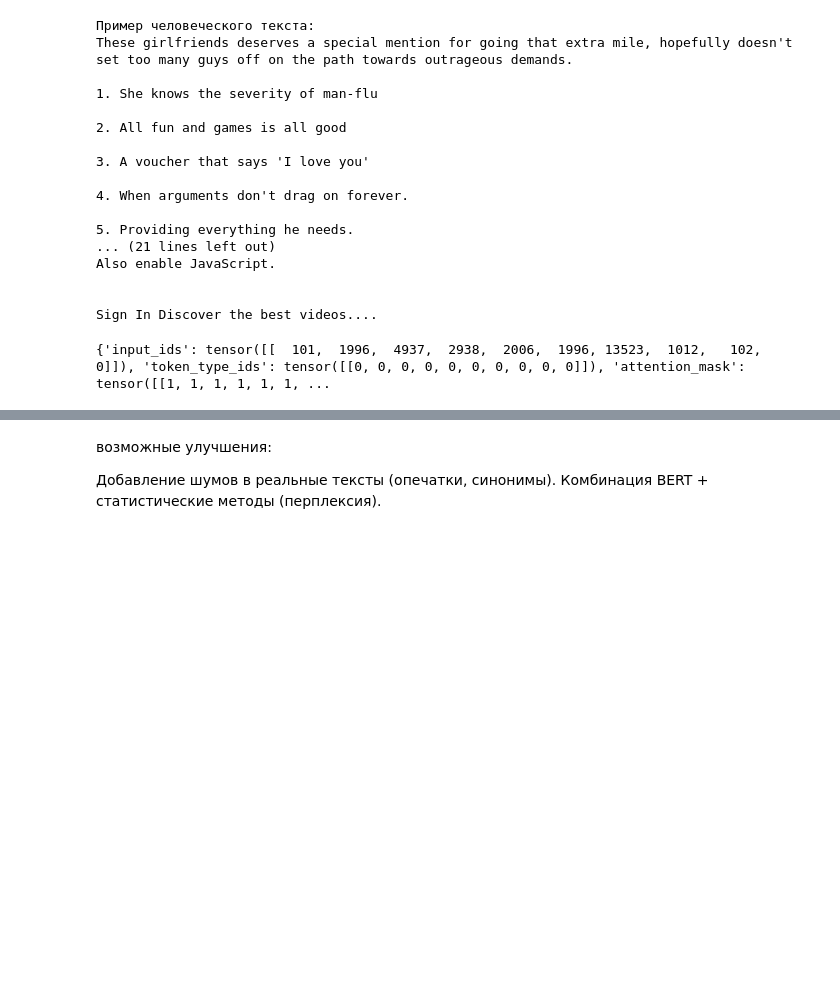
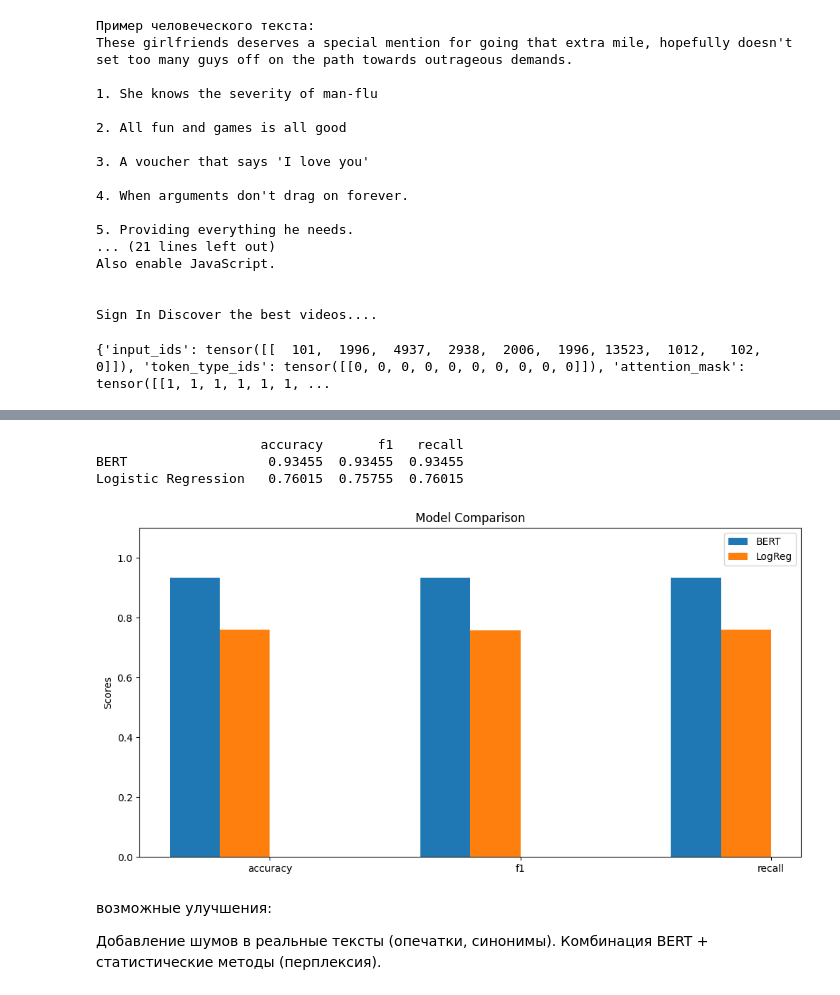
Before and after one commit to pipidaster2004/NLP, a Jupyter notebook: NLPv1.ipynb, the cells around one changed output, grey strips where cells are left out. Saved outputs shown, nothing was run; the diff lists cells and outputs as text; code cells hidden in the pictures; blank space fills up the shorter version.

```diff
--- a/NLPv1.ipynb
+++ b/NLPv1.ipynb
@@ -488,3 +552,54 @@ print(f"Вероятность генерации GPT-2: {predict(text):.2%}")
+# %%
+from sklearn.metrics import (
+    accuracy_score,
+    recall_score,
+    f1_score,
+)
+
+bert_metrics = {
+    'accuracy': accuracy_score(val_labels, pred_labels1),
+    'f1': f1_score(val_labels, pred_labels1, average='weighted'),
+    'recall': recall_score(val_labels, pred_labels1, average='weighted'),
+}
+
+
+lr_metrics = {
+    'accuracy': accuracy_score(val_labels, preds),
+    'f1': f1_score(val_labels, preds, average='weighted'),
+    'recall': recall_score(val_labels, preds, average='weighted')
+}
+
+
+comparison = pd.DataFrame({
+    'BERT': bert_metrics,
+    'Logistic Regression': lr_metrics,
+}).T
+
+print(comparison)
+# %% [output]
+                     accuracy       f1   recall
+BERT                  0.93455  0.93455  0.93455
+Logistic Regression   0.76015  0.75755  0.76015
+# %%
+import matplotlib.pyplot as plt
+
+metrics = ['accuracy', 'f1', 'recall']
+x = range(len(metrics))
+width = 0.2
+
+fig, ax = plt.subplots(figsize=(12, 6))
+ax.bar(x, [bert_metrics[m] for m in metrics], width, label='BERT')
+ax.bar([p + width for p in x], [lr_metrics[m] for m in metrics], width, label='LogReg')
+
+ax.set_ylabel('Scores')
+ax.set_title('Model Comparison')
+ax.set_xticks([p + 1.5*width for p in x])
+ax.set_xticklabels(metrics)
+ax.legend()
+plt.ylim(0, 1.1)
+plt.show()
+# %% [output]
+[figure, added]
 # %% [markdown]
 возможные улучшения:
 
```
Also changed, not shown: parts of 18 cells of this notebook.
